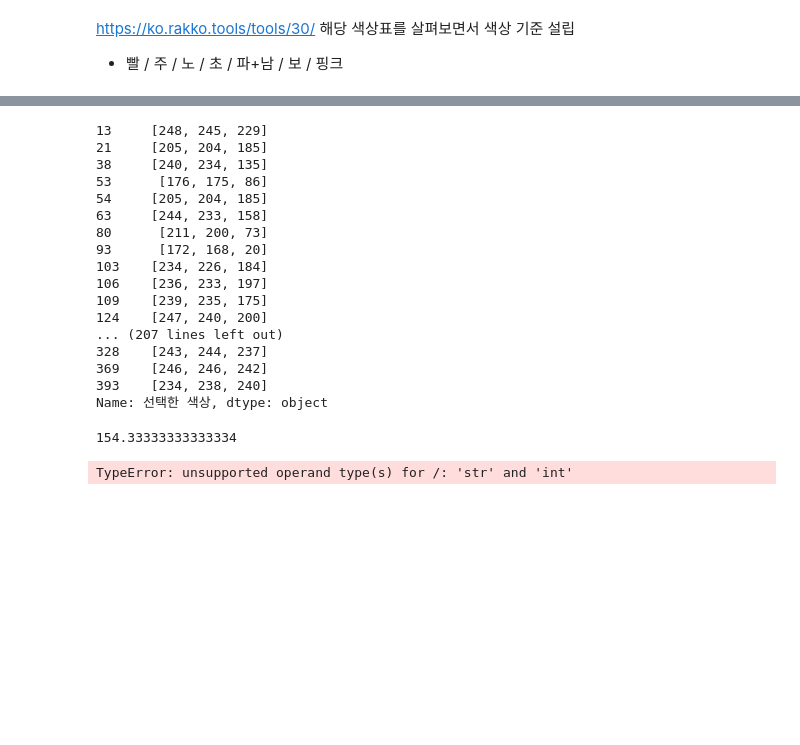
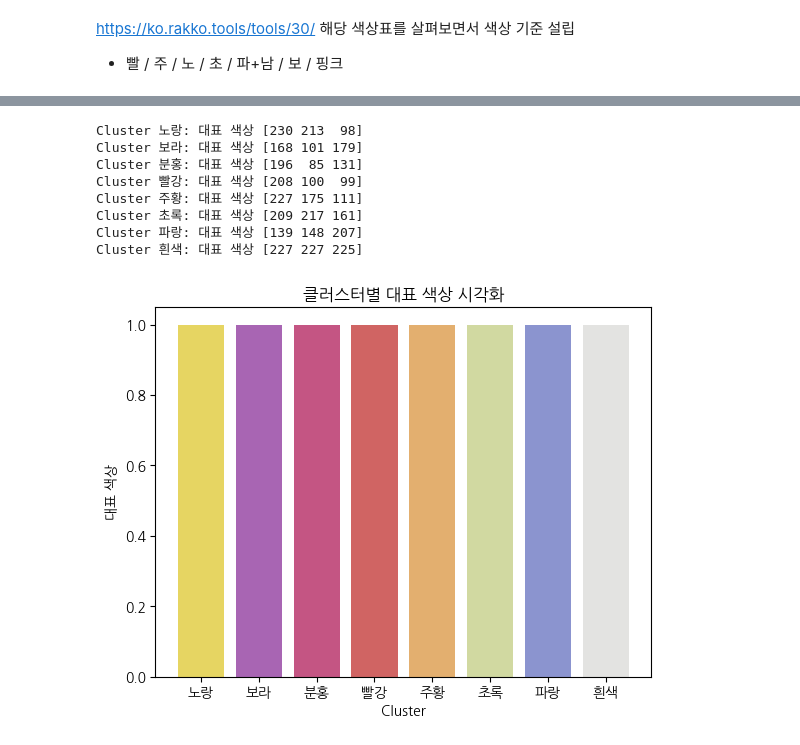
Before and after one commit to Fiurinee-Tave/Model, a Jupyter notebook: data/색상군집화.ipynb, the cells around one changed output, grey strips where cells are left out. Saved outputs shown, nothing was run; the diff lists cells and outputs as text; code cells hidden in the pictures; blank space fills up the shorter version.

```diff
--- a/data/색상군집화.ipynb
+++ b/data/색상군집화.ipynb
@@ -288,28 +293,3 @@ labels = df['Cluster'].unique()
-# %%
-for cluster, group in df.groupby('Cluster'):
-    print(group['선택한 색상'])
-# %% [output]
-13     [248, 245, 229]
-21     [205, 204, 185]
-38     [240, 234, 135]
-53      [176, 175, 86]
-54     [205, 204, 185]
-63     [244, 233, 158]
-80      [211, 200, 73]
-93      [172, 168, 20]
-103    [234, 226, 184]
-106    [236, 233, 197]
-109    [239, 235, 175]
-124    [247, 240, 200]
-... (207 lines left out)
-328    [243, 244, 237]
-369    [246, 246, 242]
-393    [234, 238, 240]
-Name: 선택한 색상, dtype: object
-# %%
-np.mean([[204, 101, 154],[232, 153, 82]])
-# %% [output]
-154.33333333333334
 # %%
 # 클러스터별 대표 색상 계산 함수
 def get_representative_color(color_list):
@@ -320,43 +300,34 @@ def get_representative_color(color_list):
 
 cluster_colors = {}
 for cluster, group in df.groupby('Cluster'):
-    colors = []
-    colors.append(group)
+    colors = list(group['선택한 색상'])
     representative_color = get_representative_color(colors)
     cluster_colors[cluster] = representative_color
-# %% [output]
-TypeError: unsupported operand type(s) for /: 'str' and 'int'
 # %%
-# 클러스터별 대표 색상 계산 함수
-def get_representative_color(color_list):
-    # 색상의 평균값을 사용하여 대표 색상 선택
-    color_array = np.array(color_list)
-    mean_color = np.mean(color_array, axis=0).astype(int)
-    return mean_color
-
-# 클러스터별 대표 색상 계산
-cluster_colors = {}
-for cluster, group in df.groupby('Cluster'):
-    colors = []
-    for color_set in group['중앙 색상들']:
-        colors.extend(color_set)
-    representative_color = get_representative_color(colors)
-    cluster_colors[cluster] = representative_color
-
 # 시각화
 fig, ax = plt.subplots()
 
 clusters = list(cluster_colors.keys())
 colors = [cluster_colors[cluster] for cluster in clusters]
 
 # 바 그래프 그리기
 ax.bar(clusters, [1] * len(clusters), color=np.array(colors)/255.0)
 
 # 클러스터별 대표 색상 출력
 for cluster, color in cluster_colors.items():
     print(f'Cluster {cluster}: 대표 색상 {color}')
 
 plt.xlabel('Cluster')
 plt.ylabel('대표 색상')
 plt.title('클러스터별 대표 색상 시각화')
 plt.show()
+# %% [output]
+Cluster 노랑: 대표 색상 [230 213  98]
+Cluster 보라: 대표 색상 [168 101 179]
+Cluster 분홍: 대표 색상 [196  85 131]
+Cluster 빨강: 대표 색상 [208 100  99]
+Cluster 주황: 대표 색상 [227 175 111]
+Cluster 초록: 대표 색상 [209 217 161]
+Cluster 파랑: 대표 색상 [139 148 207]
+Cluster 흰색: 대표 색상 [227 227 225]
+[figure, added]
```
Also changed, not shown: parts of 15 cells of this notebook.
